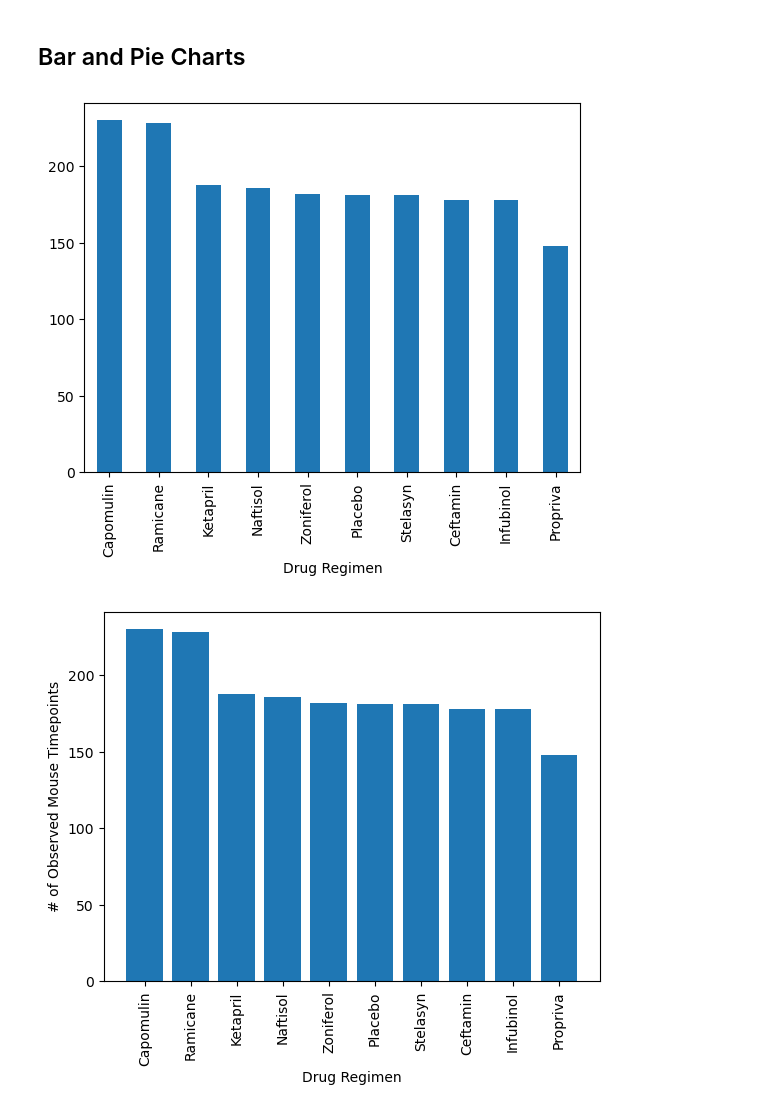
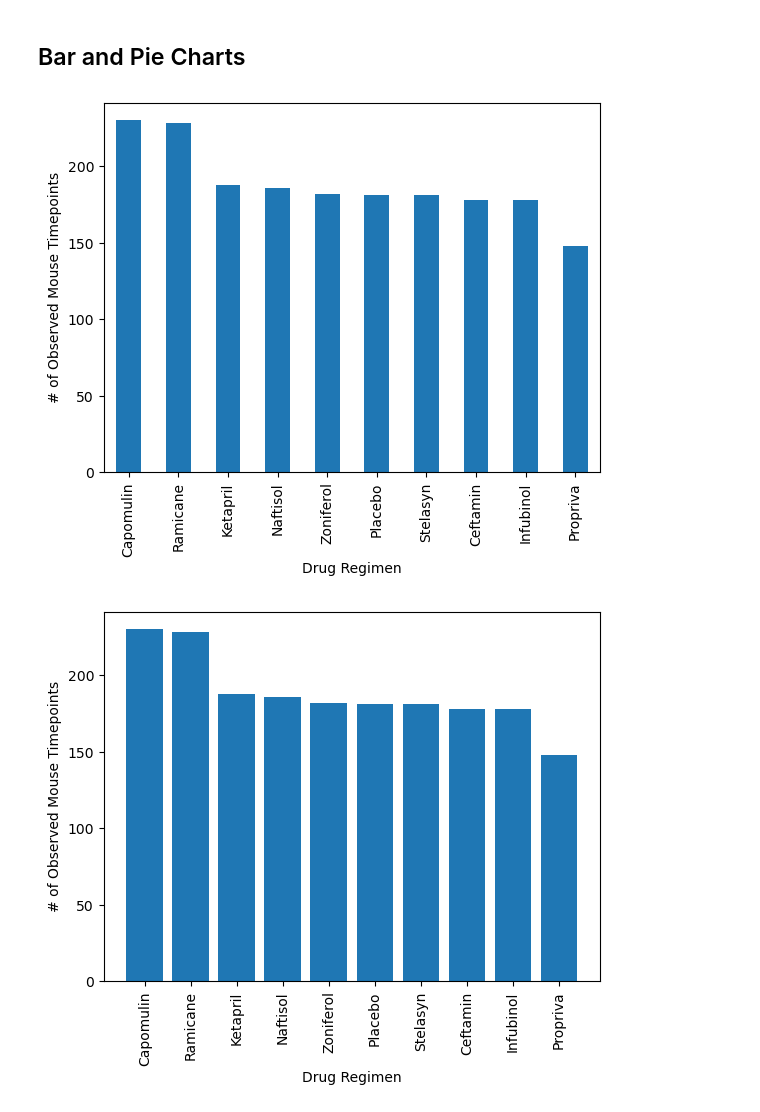
Before and after one commit to bryanpijohnson/python-pyplot, a Jupyter notebook: Pymaceuticals/pymaceuticals_starter.ipynb, the cells around one changed output. Drawn from its saved outputs; the diff is of its cells as text; code cells hidden in the pictures.

```diff
--- a/Pymaceuticals/pymaceuticals_starter.ipynb
+++ b/Pymaceuticals/pymaceuticals_starter.ipynb
@@ -138,10 +138,13 @@ mouse_stats_per_drug.style.set_properties(**{"text-align": "right"})
 ## Bar and Pie Charts
 # %%
 # Generate a bar plot showing the total number of rows (Mouse ID/Timepoints) for each drug regimen using Pandas.
-mouse_clean_per_drug["Timepoint"].count().sort_values(ascending = False).plot(kind = "bar")
+mouse_clean_per_drug["Timepoint"].count()\
+            .sort_values(ascending = False).plot(kind = "bar",
+                                                 ylabel = "# of Observed Mouse Timepoints"
+                                                )
 plt.show()
 # %% [output]
-[figure, old version]
+[figure, new version]
 # %%
 # Generate a bar plot showing the total number of rows (Mouse ID/Timepoints) for each drug regimen using pyplot.
 mouse_grouped = mouse_clean_per_drug["Timepoint"].count().sort_values(ascending = False)
```
Also changed, not shown: parts of 1 cell of this notebook.
